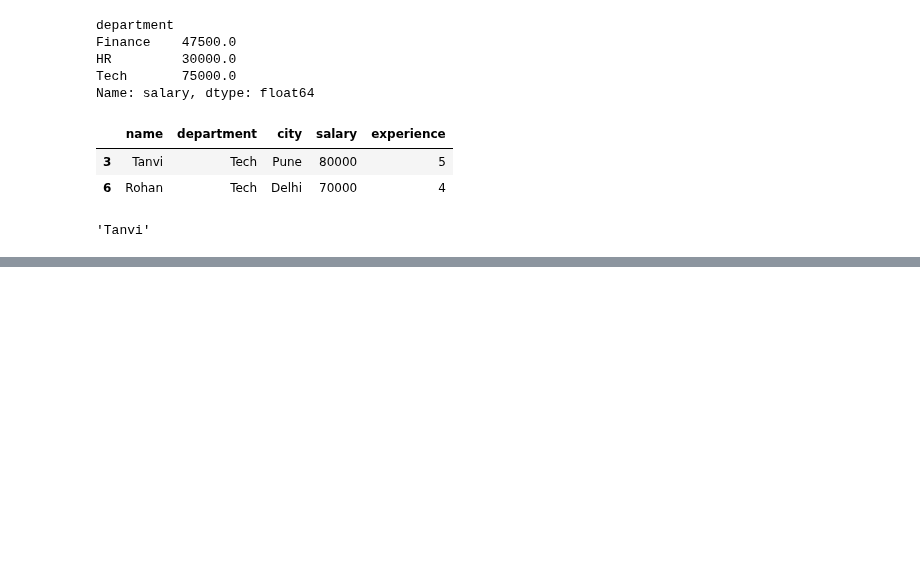
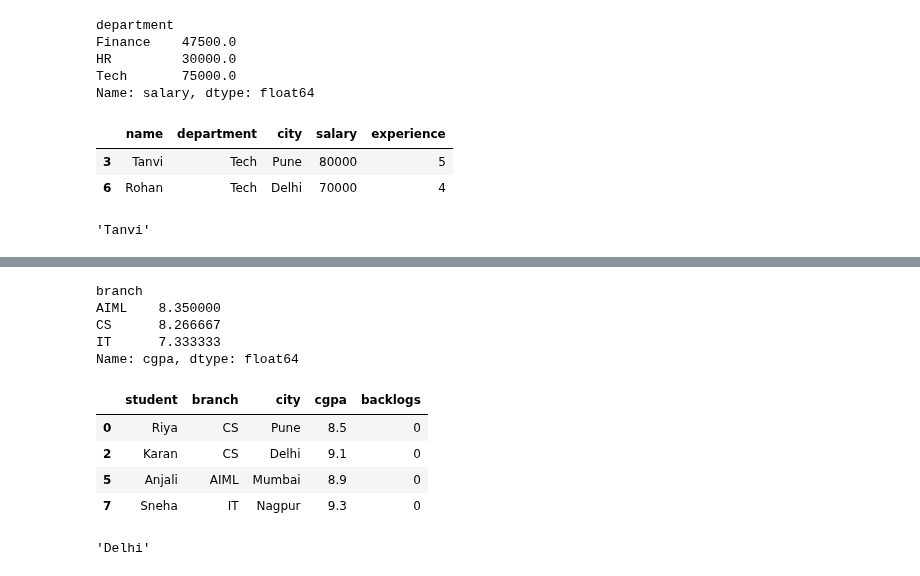
Before and after one commit to sayali-devkar/data_analysis_learning, a Jupyter notebook: pandas/practice/pandas_Basics_2.ipynb, the cells around one changed output, grey strips where cells are left out. Cells and saved outputs as stored; diff of their text form; code cells hidden in the pictures; blank space fills up the shorter version.

```diff
--- a/pandas/practice/pandas_Basics_2.ipynb
+++ b/pandas/practice/pandas_Basics_2.ipynb
@@ -503,0 +533,23 @@ df.loc[df["salary"].idxmax(),"name"]
+# %%
+#1
+avg_cgpa = df.groupby('branch')['cgpa'].mean()
+avg_cgpa
+# %% [output]
+branch
+AIML    8.350000
+CS      8.266667
+IT      7.333333
+Name: cgpa, dtype: float64
+# %%
+#2
+df[(df['backlogs'] == 0) & (df['cgpa'] > 8.0)]
+# %% [output]
+|  | student | branch | city | cgpa | backlogs |
+| 0 | Riya | CS | Pune | 8.5 | 0 |
+| 2 | Karan | CS | Delhi | 9.1 | 0 |
+| 5 | Anjali | AIML | Mumbai | 8.9 | 0 |
+| 7 | Sneha | IT | Nagpur | 9.3 | 0 |
+# %%
+df.groupby('city')['cgpa'].mean().idxmax()
+# %% [output]
+'Delhi'
```
Also changed, not shown: parts of 2 cells of this notebook.
